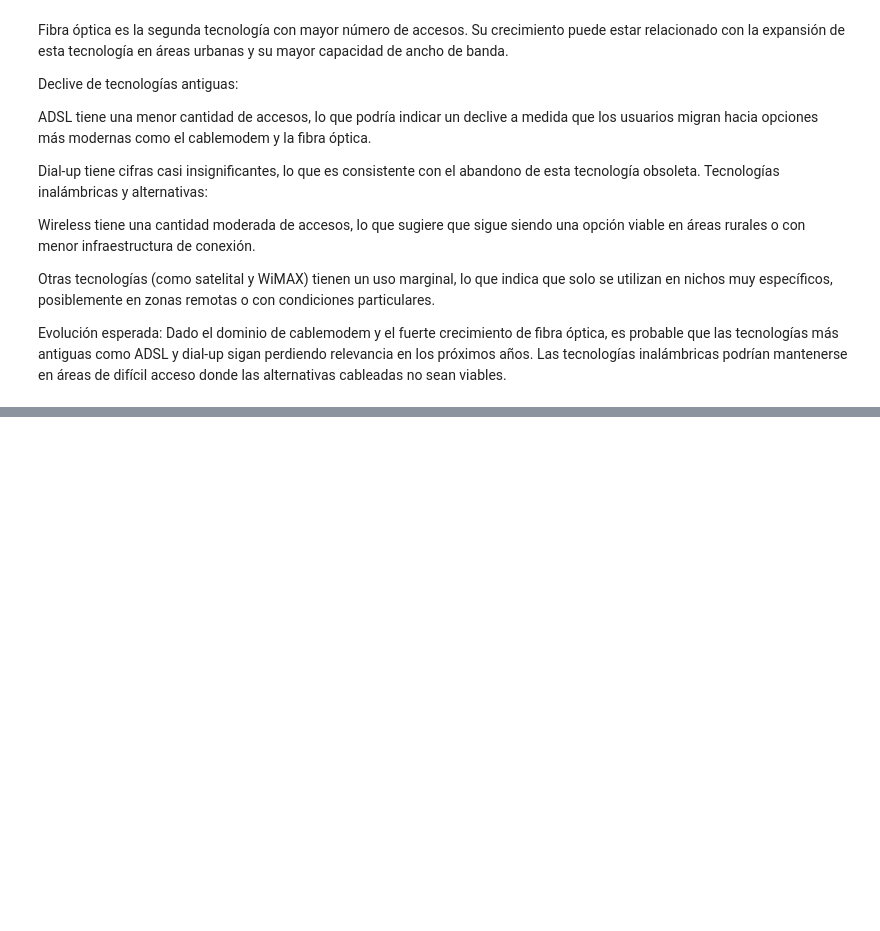
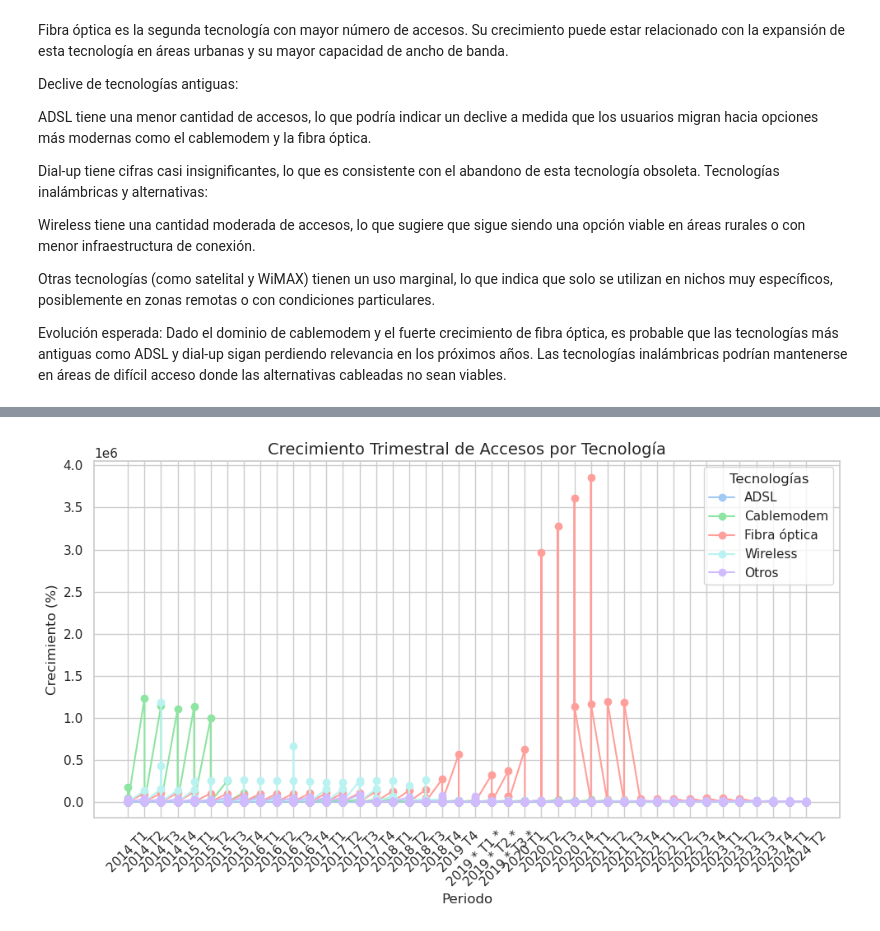
Before and after one commit to carladanie11/DataScienceProyecto2, a Jupyter notebook: notebooks/eda.ipynb, the cells around one changed output, grey strips where cells are left out. Saved outputs shown, nothing was run; the diff lists cells and outputs as text; code cells hidden in the pictures; blank space fills up the shorter version.

```diff
--- a/notebooks/eda.ipynb
+++ b/notebooks/eda.ipynb
@@ -930,0 +1232,6 @@ Las tecnologías inalámbricas podrían mantenerse en áreas de difícil acceso
+# %%
+# Eliminar filas que contengan NaN
+tasas_crecimiento.dropna(inplace=True)
+
+# Verificar los resultados después de eliminar NaN
+print(tasas_crecimiento.head())
@@ -930,0 +1256,43 @@ Las tecnologías inalámbricas podrían mantenerse en áreas de difícil acceso
+# %%
+import matplotlib.pyplot as plt
+import pandas as pd
+
+# Calcular el crecimiento trimestral de accesos por tecnología
+# Utilizando la fórmula: (Accesos del Trimestre Actual - Accesos del Trimestre Anterior) / Accesos del Trimestre Anterior * 100
+
+# Aseguramos que el DataFrame esté ordenado por Periodo para aplicar pct_change correctamente
+tasas_crecimiento = tasas_crecimiento.sort_values(by=['Año', 'Trimestre'])
+
+# Calcular el crecimiento para cada tecnología
+tasas_crecimiento['ADSL_Crecimiento'] = tasas_crecimiento['ADSL'].pct_change() * 100
+tasas_crecimiento['Cablemodem_Crecimiento'] = tasas_crecimiento['Cablemodem'].pct_change() * 100
+tasas_crecimiento['Fibra_Crecimiento'] = tasas_crecimiento['Fibra óptica'].pct_change() * 100
+tasas_crecimiento['Wireless_Crecimiento'] = tasas_crecimiento['Wireless'].pct_change() * 100
+tasas_crecimiento['Otros_Crecimiento'] = tasas_crecimiento['Otros'].pct_change() * 100
+
+# Eliminar la primera fila, ya que no tiene datos para calcular el crecimiento
+tasas_crecimiento = tasas_crecimiento.dropna(subset=['ADSL_Crecimiento', 'Cablemodem_Crecimiento', 'Fibra_Crecimiento', 'Wireless_Crecimiento', 'Otros_Crecimiento'])
+
+# Graficar el crecimiento trimestral de cada tecnología
+plt.figure(figsize=(10, 6))
+
+# Graficar cada columna de crecimiento
+plt.plot(tasas_crecimiento.index, tasas_crecimiento['ADSL_Crecimiento'], label='ADSL', marker='o', linestyle='-', color='b')
+plt.plot(tasas_crecimiento.index, tasas_crecimiento['Cablemodem_Crecimiento'], label='Cablemodem', marker='o', linestyle='-', color='g')
+plt.plot(tasas_crecimiento.index, tasas_crecimiento['Fibra_Crecimiento'], label='Fibra óptica', marker='o', linestyle='-', color='r')
+plt.plot(tasas_crecimiento.index, tasas_crecimiento['Wireless_Crecimiento'], label='Wireless', marker='o', linestyle='-', color='c')
+plt.plot(tasas_crecimiento.index, tasas_crecimiento['Otros_Crecimiento'], label='Otros', marker='o', linestyle='-', color='m')
+
+# Personalizar el gráfico
+plt.title('Crecimiento Trimestral de Accesos por Tecnología', fontsize=14)
+plt.xlabel('Periodo', fontsize=12)
+plt.ylabel('Crecimiento (%)', fontsize=12)
+plt.xticks(rotation=45)
+plt.legend(title='Tecnologías', loc='best')
+plt.grid(True)
+plt.tight_layout()
+
+# Mostrar el gráfico
+plt.show()
+# %% [output]
+[figure, added]
```
Also changed, not shown: parts of 38 cells of this notebook, 2 other files.
